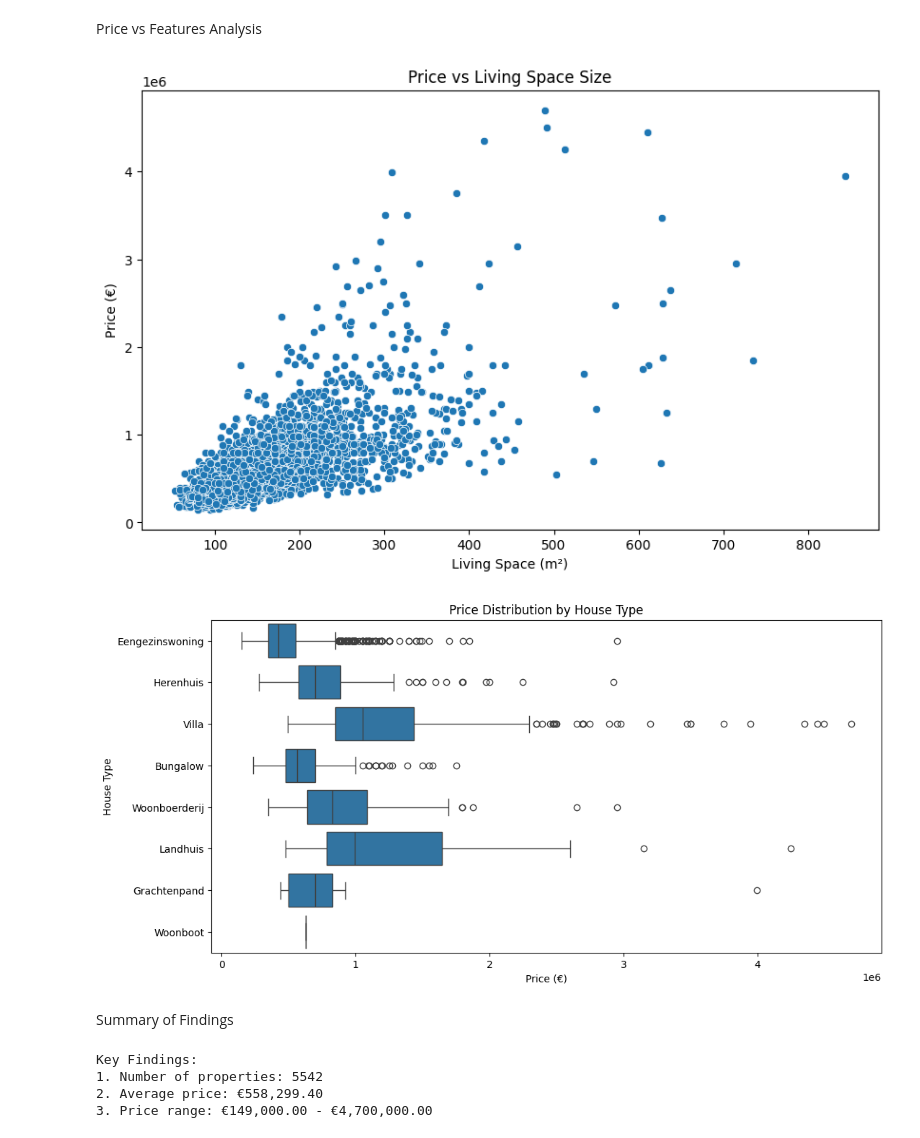
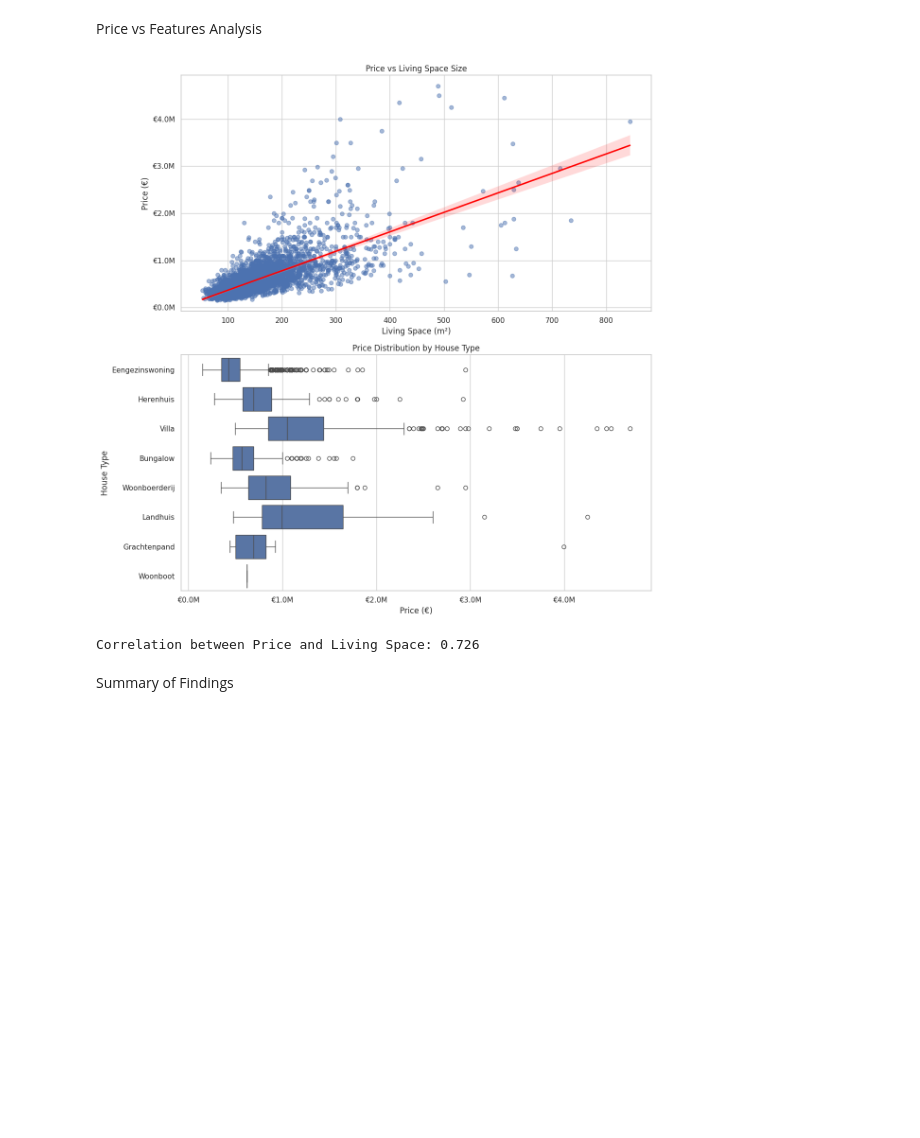
Before and after one commit to Jishdk/machinelearningproject_2024, a Jupyter notebook: notebooks/data_exploration.ipynb, the cells around one changed output. Saved outputs shown, nothing was run; the diff lists cells and outputs as text; code cells hidden in the pictures; blank space fills up the shorter version.

```diff
--- a/notebooks/data_exploration.ipynb
+++ b/notebooks/data_exploration.ipynb
@@ -232,38 +241,36 @@ print(f"Standard Deviation: €{df_clean['Price'].std():,.2f}")
 # %% [markdown]
 Price vs Features Analysis
 # %%
-# Price vs Living Space
-plt.figure(figsize=(10, 6))
-sns.scatterplot(data=df_clean, x='Living space size (m2)', y='Price')
-plt.title('Price vs Living Space Size')
-plt.xlabel('Living Space (m²)')
-plt.ylabel('Price (€)')
+# Create figure for price relationships
+fig, (ax1, ax2) = plt.subplots(2, 1, figsize=(12, 12))
+
+# Price vs Living Space scatter plot with trend line
+sns.regplot(data=df_clean, x='Living space size (m2)', y='Price',
+            scatter_kws={'alpha':0.5}, line_kws={'color': 'red'}, ax=ax1)
+ax1.set_title('Price vs Living Space Size')
+ax1.set_xlabel('Living Space (m²)')
+ax1.set_ylabel('Price (€)')
+ax1.yaxis.set_major_formatter(lambda x, p: f'€{x/1e6:.1f}M')
+
+# Create simplified house types for better visualization
+df_clean['House type simple'] = df_clean['House type'].apply(
+    lambda x: x.split(',')[0] if isinstance(x, str) else x)
+
+# Price by House Type boxplot
+sns.boxplot(data=df_clean, x='Price', y='House type simple', ax=ax2)
+ax2.set_title('Price Distribution by House Type')
+ax2.set_xlabel('Price (€)')
+ax2.set_ylabel('House Type')
+ax2.xaxis.set_major_formatter(lambda x, p: f'€{x/1e6:.1f}M')
+
+plt.tight_layout()
 plt.show()
 
-# Price by House Type
-
-# Simplifying house types
-df_clean['House type simple'] = df_clean['House type'].apply(lambda x: x.split(',')[0] if isinstance(x, str) else x)
-
-plt.figure(figsize=(12, 6))
-sns.boxplot(data=df_clean, y='House type simple', x='Price')
-plt.title('Price Distribution by House Type')
-plt.xlabel('Price (€)')
-plt.ylabel('House Type')
-plt.show()
+# Calculate correlation between price and living space
+correlation = df_clean['Price'].corr(df_clean['Living space size (m2)'])
+print(f"\nCorrelation between Price and Living Space: {correlation:.3f}")
 # %% [output]
-[figure, old version]
+[figure, new version]
-[figure, removed]
+Correlation between Price and Living Space: 0.726
 # %% [markdown]
 Summary of Findings
-# %%
-
-print("\nKey Findings:")
-print("1. Number of properties:", len(df_clean))
-print("2. Average price: €{:,.2f}".format(df_clean['Price'].mean()))
-print("3. Price range: €{:,.2f} - €{:,.2f}".format(df_clean['Price'].min(), df_clean['Price'].max()))
-# %% [output]
-Key Findings:
-1. Number of properties: 5542
-2. Average price: €558,299.40
-3. Price range: €149,000.00 - €4,700,000.00
```
Also changed, not shown: parts of 3 cells of this notebook, 2 other files.
